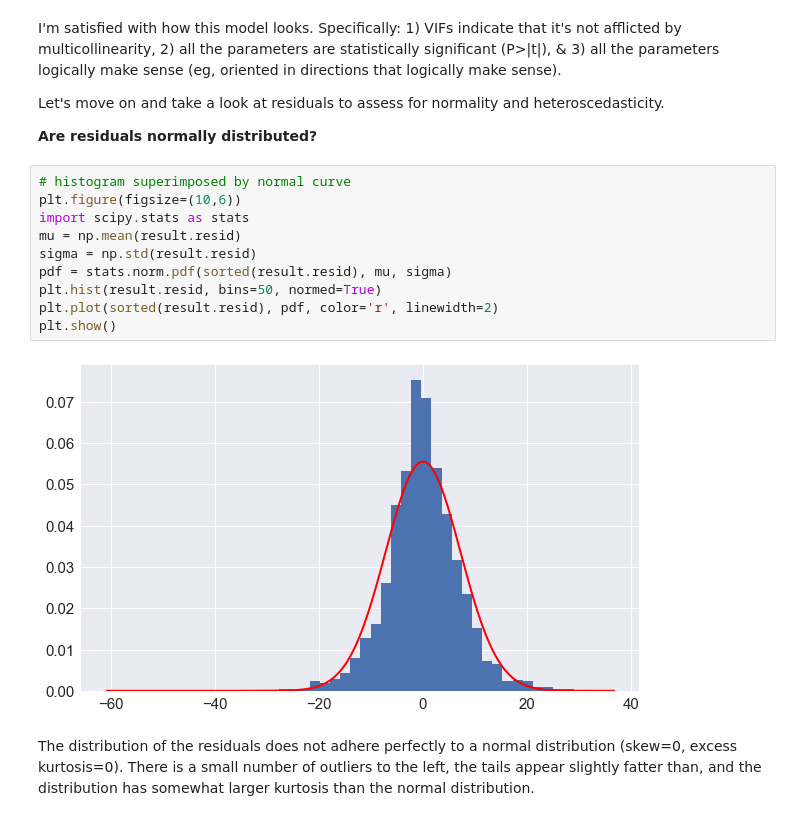
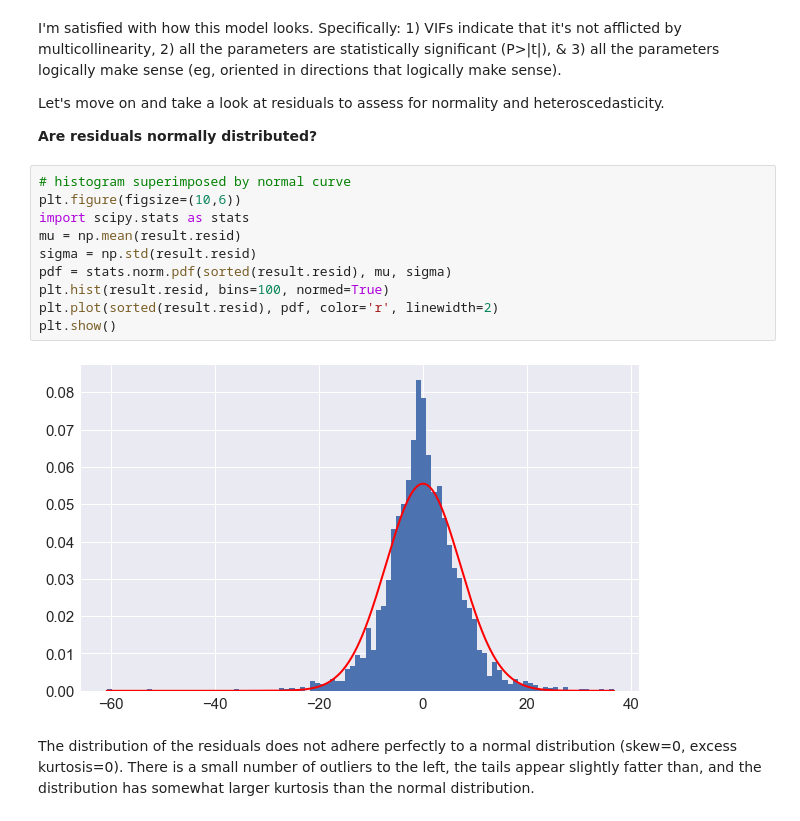
Before and after one commit to nrippner/misc, a Jupyter notebook: OLS_regression_walkthrough.ipynb, the cells around one changed output. Cells and saved outputs as stored; diff of their text form.

```diff
--- a/OLS_regression_walkthrough.ipynb
+++ b/OLS_regression_walkthrough.ipynb
@@ -1141,15 +1141,15 @@ Let's move on and take a look at residuals to assess for normality and heterosce
 # %%
 # histogram superimposed by normal curve
 plt.figure(figsize=(10,6))
 import scipy.stats as stats
 mu = np.mean(result.resid)
 sigma = np.std(result.resid)
 pdf = stats.norm.pdf(sorted(result.resid), mu, sigma)
-plt.hist(result.resid, bins=50, normed=True)
+plt.hist(result.resid, bins=100, normed=True)
 plt.plot(sorted(result.resid), pdf, color='r', linewidth=2)
 plt.show()
 # %% [output]
-[figure, old version]
+[figure, new version]
 # %% [markdown]
 The distribution of the residuals does not adhere perfectly to a normal distribution (skew=0, excess kurtosis=0). There is a small number of outliers to the left, the tails appear slightly fatter than, and the distribution has somewhat larger kurtosis than the normal distribution.
 # %%
```
Also changed, not shown: parts of 21 cells of this notebook.
